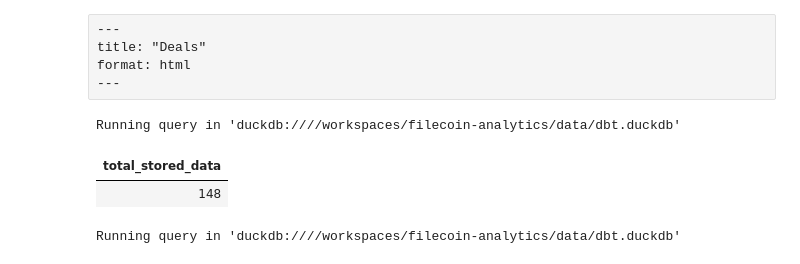
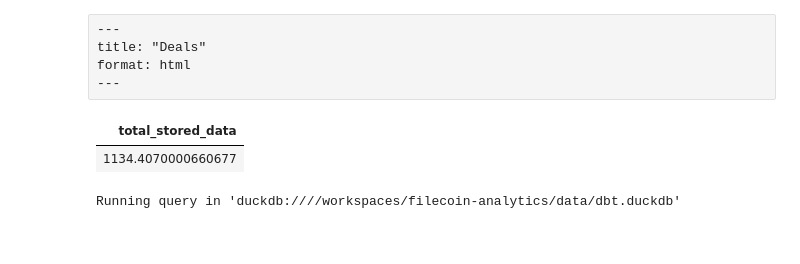
Before and after one commit to davidgasquez/filecoin-data-portal, a Jupyter notebook: reports/deals.ipynb, the cells around one changed output. Cells and saved outputs as stored; diff of their text form; code cells hidden in the pictures.

```diff
--- a/reports/deals.ipynb
+++ b/reports/deals.ipynb
@@ -9,14 +10,13 @@ format: html
 # %%
 %%sql
 select
     sum(PieceSize / 1024 ** 5) as total_stored_data
 from filecoin_state_market_deals
 where
-    SectorStartEpoch != -1 and SlashEpoch != -1 limit 10
+    SectorStartEpoch != -1 and SlashEpoch = -1 limit 10
 # %% [output]
-Running query in 'duckdb:////workspaces/filecoin-analytics/data/dbt.duckdb'
 | total_stored_data |
-| 148 |
+| 1134.4070000660677 |
 # %%
 %%sql
 select
```
Also changed, not shown: parts of 1 cell of this notebook, 6 other files.
